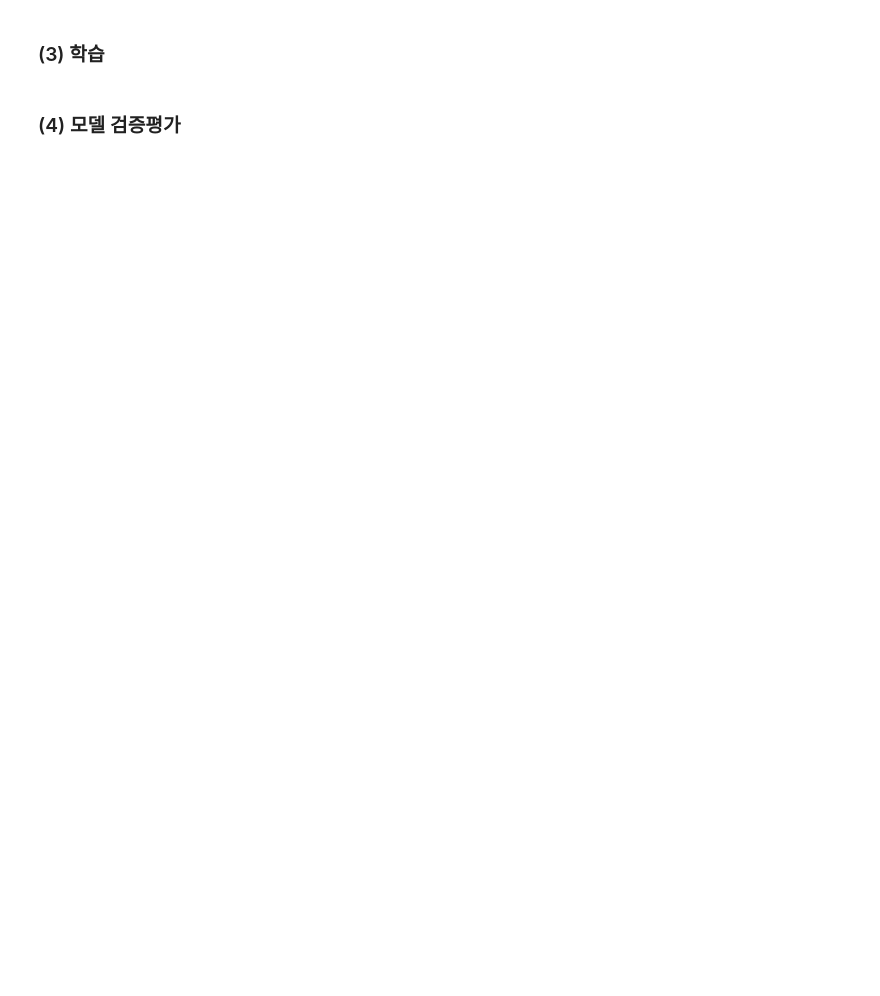
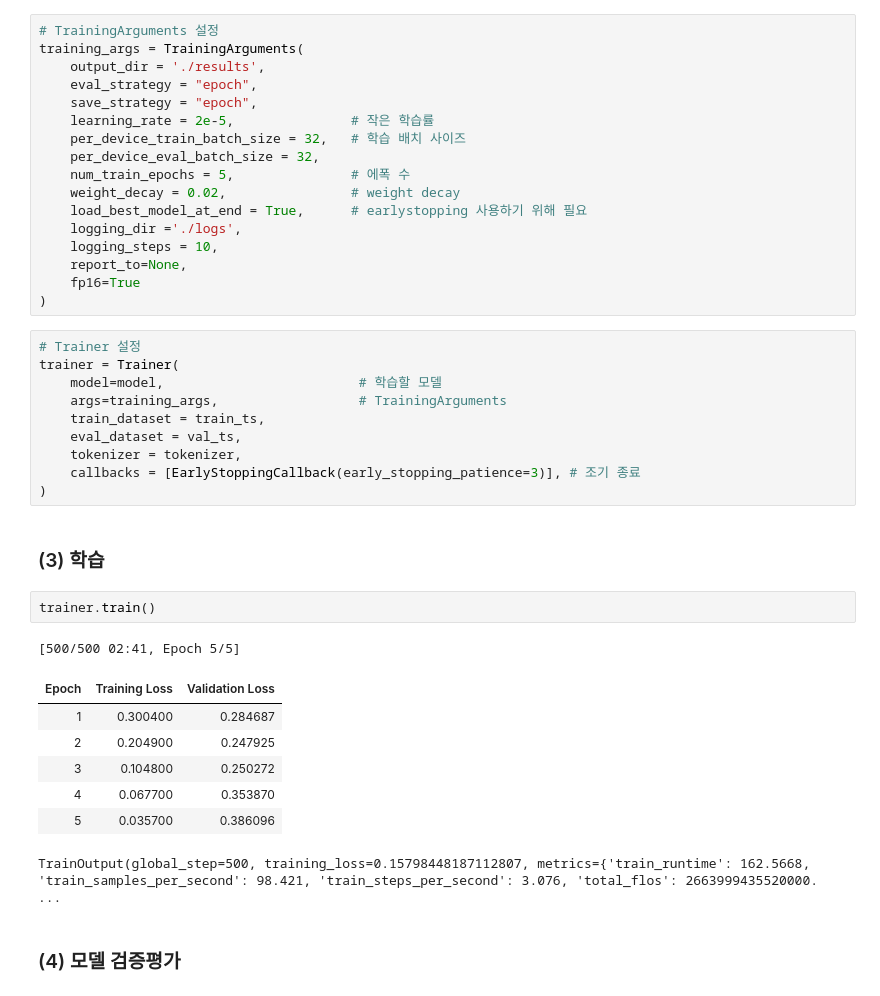
Before and after one commit to Sihyeon0123/AIVLE_School, a Jupyter notebook: 2차 미니프로젝트/Step1. 상품 리뷰 감성 분류.ipynb, the cells around one changed output. Drawn from its saved outputs; the diff is of its cells as text; blank space fills up the shorter version.

```diff
--- a/2차 미니프로젝트/Step1. 상품 리뷰 감성 분류.ipynb
+++ b/2차 미니프로젝트/Step1. 상품 리뷰 감성 분류.ipynb
@@ -162,4 +242,42 @@ uploaded = files.upload()
+# %%
+# TrainingArguments 설정
+training_args = TrainingArguments(
+    output_dir = './results',
+    eval_strategy = "epoch",
+    save_strategy = "epoch",
+    learning_rate = 2e-5,               # 작은 학습률
+    per_device_train_batch_size = 32,   # 학습 배치 사이즈
+    per_device_eval_batch_size = 32,
+    num_train_epochs = 5,               # 에폭 수
+    weight_decay = 0.02,                # weight decay
+    load_best_model_at_end = True,      # earlystopping 사용하기 위해 필요
+    logging_dir ='./logs',
+    logging_steps = 10,
+    report_to=None,
+    fp16=True
+)
+# %%
+# Trainer 설정
+trainer = Trainer(
+    model=model,                         # 학습할 모델
+    args=training_args,                  # TrainingArguments
+    train_dataset = train_ts,
+    eval_dataset = val_ts,
+    tokenizer = tokenizer,
+    callbacks = [EarlyStoppingCallback(early_stopping_patience=3)], # 조기 종료
+)
 # %% [markdown]
 ### (3) 학습
+# %%
+trainer.train()
+# %% [output]
+[500/500 02:41, Epoch 5/5]
+| Epoch | Training Loss | Validation Loss |
+| 1 | 0.300400 | 0.284687 |
+| 2 | 0.204900 | 0.247925 |
+| 3 | 0.104800 | 0.250272 |
+| 4 | 0.067700 | 0.353870 |
+| 5 | 0.035700 | 0.386096 |
+TrainOutput(global_step=500, training_loss=0.15798448187112807, metrics={'train_runtime': 162.5668, 'train_samples_per_second': 98.421, 'train_steps_per_second': 3.076, 'total_flos': 2663999435520000. ...
 # %% [markdown]
 ### (4) 모델 검증평가
```
Also changed, not shown: parts of 32 cells of this notebook, 2 other files.
